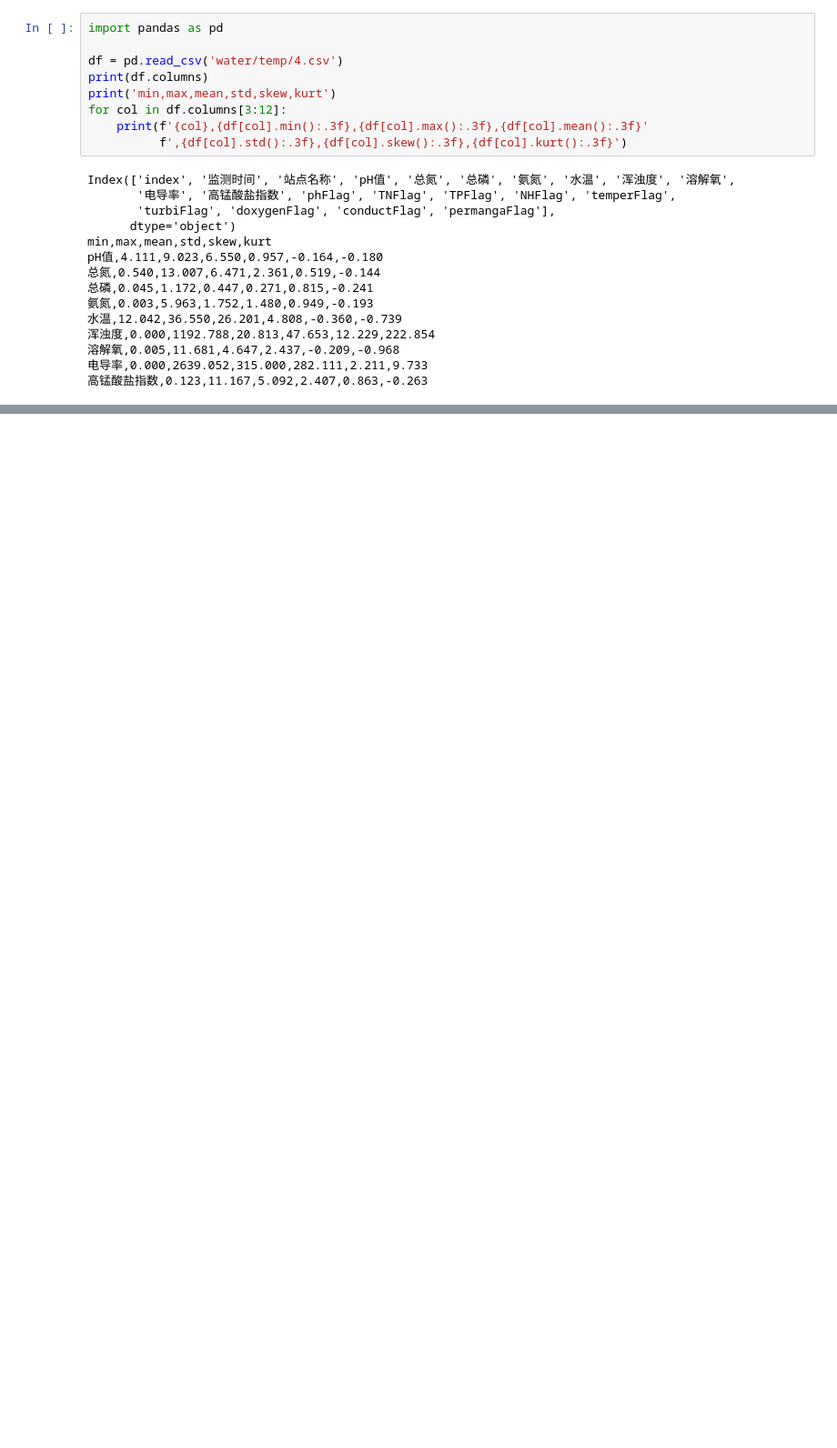
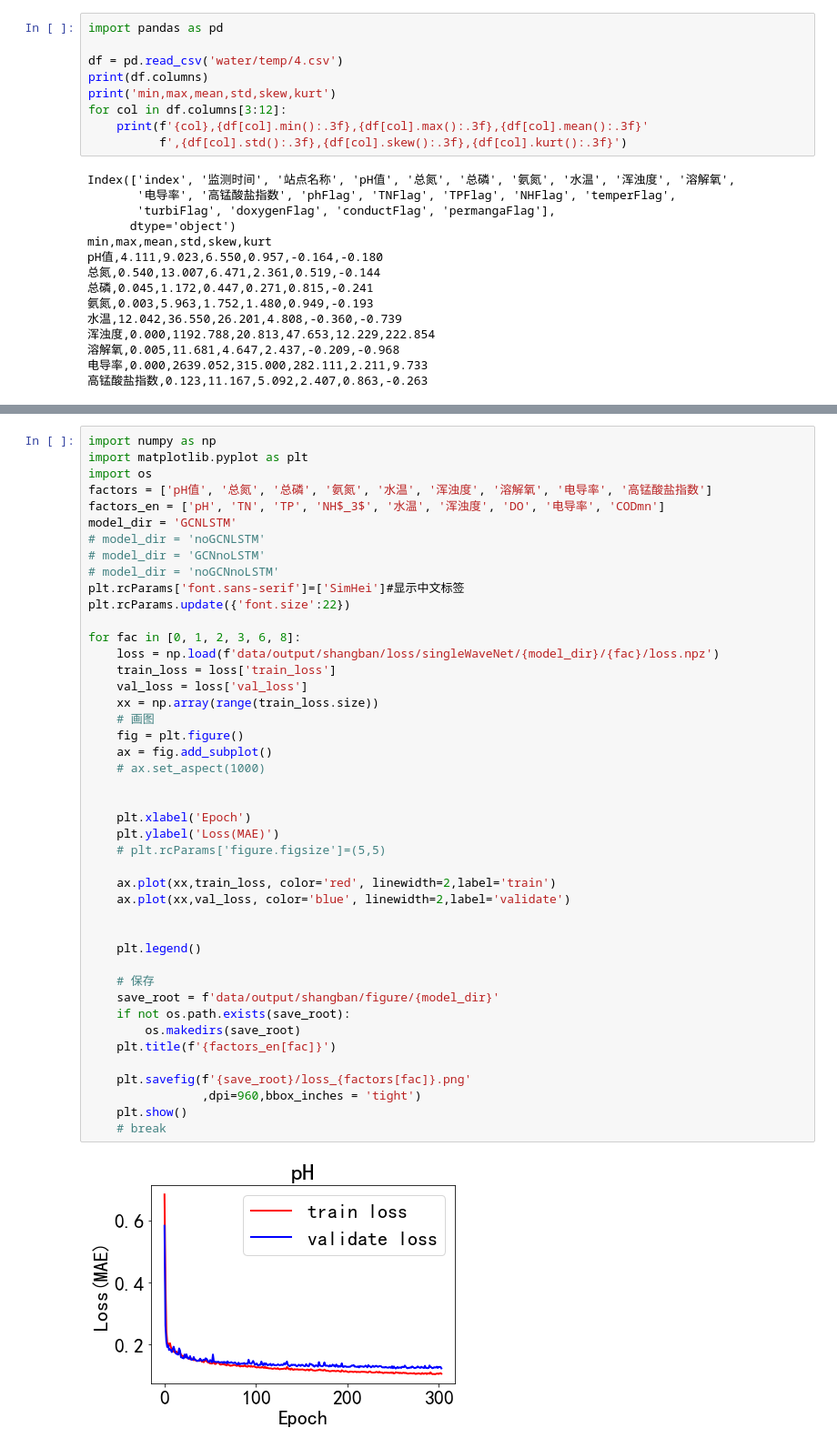
Before and after one commit to LeonardYoung/Graph-WaveNet, a Jupyter notebook: work.ipynb, the cells around one changed output, grey strips where cells are left out. Shown at 91% size. Cells and saved outputs as stored; diff of their text form; blank space fills up the shorter version.

```diff
--- a/work.ipynb
+++ b/work.ipynb
@@ -81,0 +440,46 @@ pH值,4.111,9.023,6.550,0.957,-0.164,-0.180
+# %%
+import numpy as np
+import matplotlib.pyplot as plt
+import os
+factors = ['pH值', '总氮', '总磷', '氨氮', '水温', '浑浊度', '溶解氧', '电导率', '高锰酸盐指数']
+factors_en = ['pH', 'TN', 'TP', 'NH$_3$', '水温', '浑浊度', 'DO', '电导率', 'CODmn']
+model_dir = 'GCNLSTM'
+# model_dir = 'noGCNLSTM'
+# model_dir = 'GCNnoLSTM'
+# model_dir = 'noGCNnoLSTM'
+plt.rcParams['font.sans-serif']=['SimHei']#显示中文标签
+plt.rcParams.update({'font.size':22})
+
+for fac in [0, 1, 2, 3, 6, 8]:
+    loss = np.load(f'data/output/shangban/loss/singleWaveNet/{model_dir}/{fac}/loss.npz')
+    train_loss = loss['train_loss']
+    val_loss = loss['val_loss']
+    xx = np.array(range(train_loss.size))
+    # 画图
+    fig = plt.figure()
+    ax = fig.add_subplot()
+    # ax.set_aspect(1000)
+
+
+    plt.xlabel('Epoch')
+    plt.ylabel('Loss(MAE)')
+    # plt.rcParams['figure.figsize']=(5,5)
+
+    ax.plot(xx,train_loss, color='red', linewidth=2,label='train')
+    ax.plot(xx,val_loss, color='blue', linewidth=2,label='validate')
+
+
+    plt.legend()
+
+    # 保存
+    save_root = f'data/output/shangban/figure/{model_dir}'
+    if not os.path.exists(save_root):
+        os.makedirs(save_root)
+    plt.title(f'{factors_en[fac]}')
+
+    plt.savefig(f'{save_root}/loss_{factors[fac]}.png'
+                ,dpi=960,bbox_inches = 'tight')
+    plt.show()
+    # break
+# %% [output]
+[figure, added]
```
Also changed, not shown: parts of 10 cells of this notebook, 12 other files.
